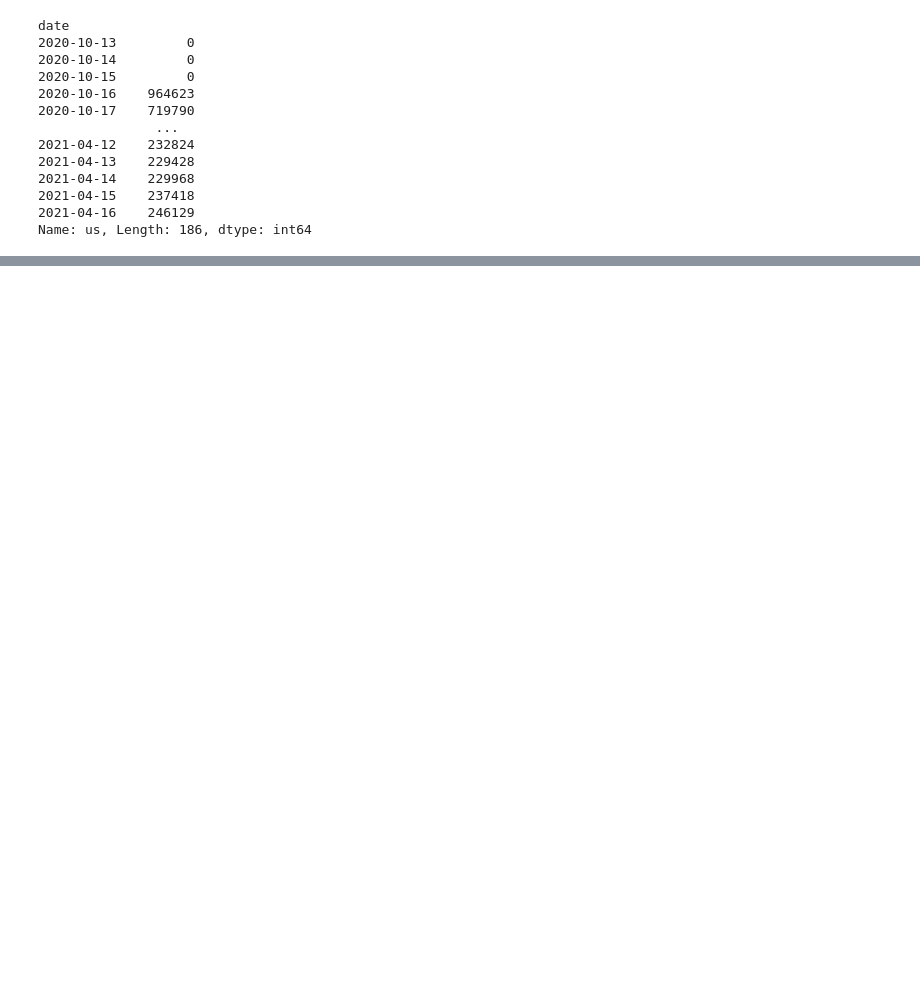
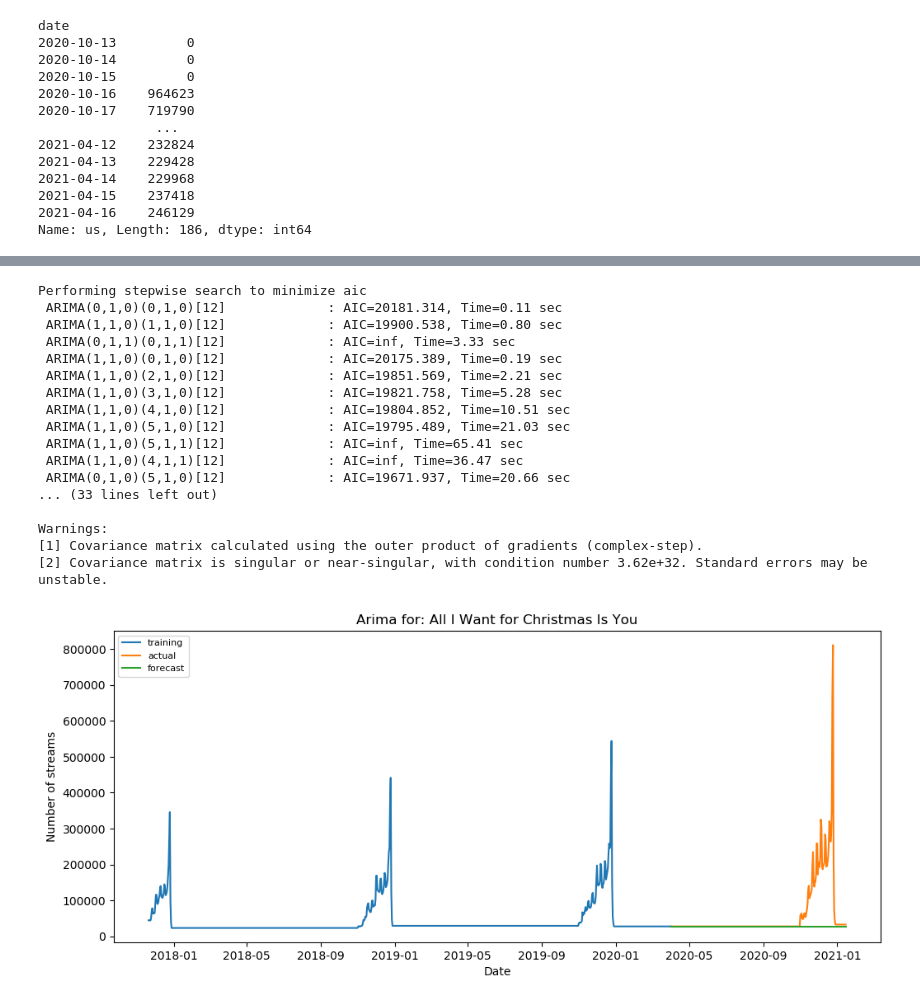
Before and after one commit to Andropogon/Eksploracja-Danych---Projekt, a Jupyter notebook: ARIMA.ipynb, the cells around one changed output, grey strips where cells are left out. Drawn from its saved outputs; the diff is of its cells as text; code cells hidden in the pictures; blank space fills up the shorter version.

```diff
--- a/ARIMA.ipynb
+++ b/ARIMA.ipynb
@@ -108,0 +192,26 @@ Warnings:
+# %%
+Chr = pd.read_csv('./data/All I Want for Christmas Is You_incremental.csv')
+series_Chr = Chr['ca']
+series_Chr.index = pd.to_datetime(pd.date_range('2017-11-20', '2021-01-15').tolist())
+# %%
+Arima_predict(series_Chr, 'All I Want for Christmas Is You')
+#Arima_predict(series_Chr,test = False)
+# %% [output]
+Performing stepwise search to minimize aic
+ ARIMA(0,1,0)(0,1,0)[12]             : AIC=20181.314, Time=0.11 sec
+ ARIMA(1,1,0)(1,1,0)[12]             : AIC=19900.538, Time=0.80 sec
+ ARIMA(0,1,1)(0,1,1)[12]             : AIC=inf, Time=3.33 sec
+ ARIMA(1,1,0)(0,1,0)[12]             : AIC=20175.389, Time=0.19 sec
+ ARIMA(1,1,0)(2,1,0)[12]             : AIC=19851.569, Time=2.21 sec
+ ARIMA(1,1,0)(3,1,0)[12]             : AIC=19821.758, Time=5.28 sec
+ ARIMA(1,1,0)(4,1,0)[12]             : AIC=19804.852, Time=10.51 sec
+ ARIMA(1,1,0)(5,1,0)[12]             : AIC=19795.489, Time=21.03 sec
+ ARIMA(1,1,0)(5,1,1)[12]             : AIC=inf, Time=65.41 sec
+ ARIMA(1,1,0)(4,1,1)[12]             : AIC=inf, Time=36.47 sec
+ ARIMA(0,1,0)(5,1,0)[12]             : AIC=19671.937, Time=20.66 sec
+... (33 lines left out)
+
+Warnings:
+[1] Covariance matrix calculated using the outer product of gradients (complex-step).
+[2] Covariance matrix is singular or near-singular, with condition number 3.62e+32. Standard errors may be unstable.
+[figure, added]
```
Also changed, not shown: parts of 19 cells of this notebook.
